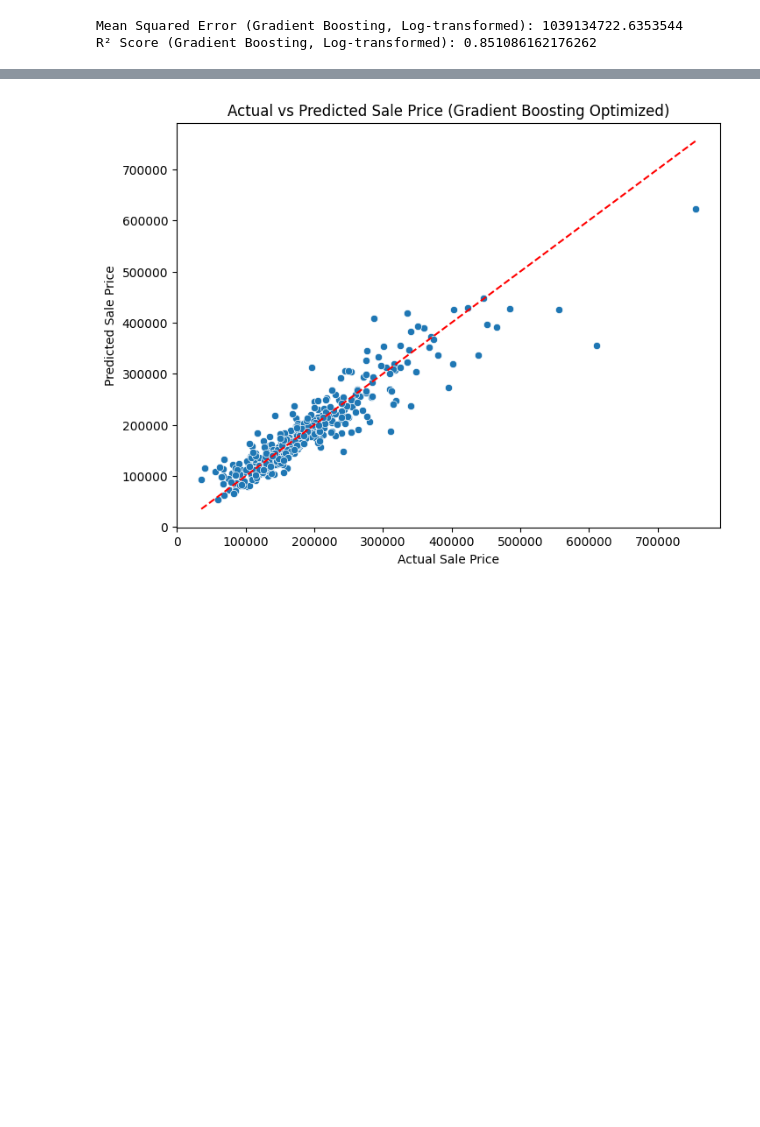
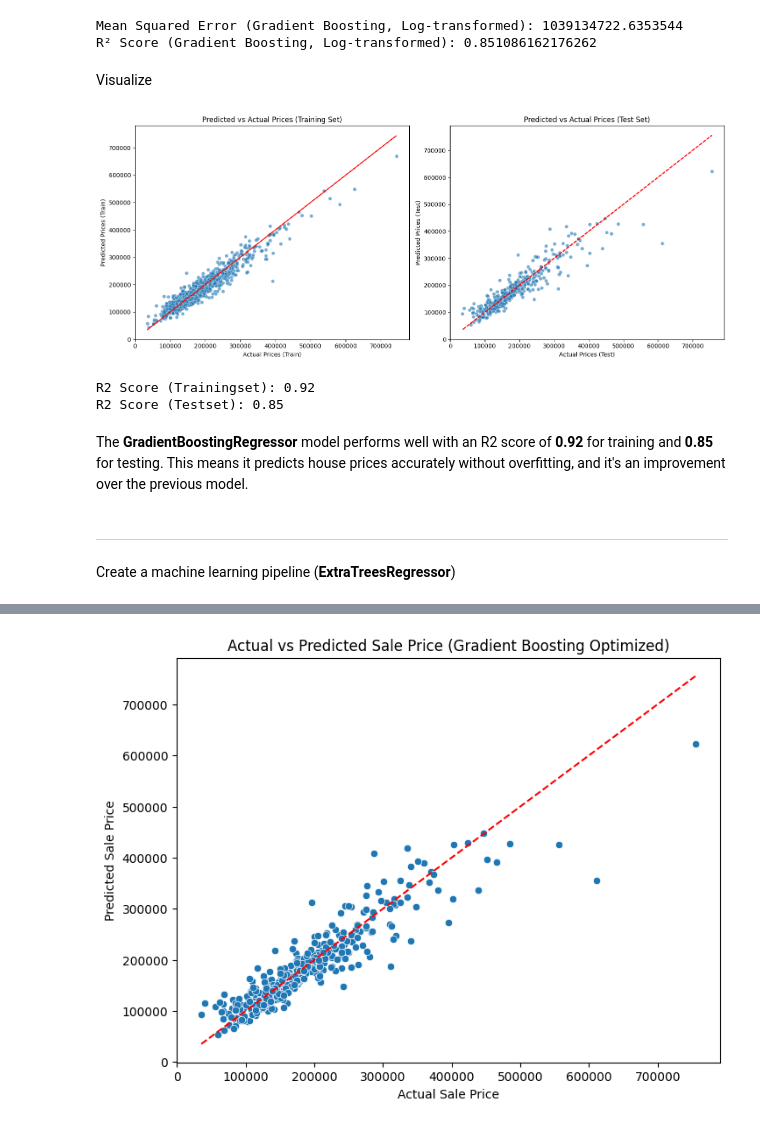
Before and after one commit to Patteerrik/Heritage-Housing-Issues, a Jupyter notebook: jupyter_notebooks/HouseSalePrices.ipynb, the cells around one changed output, grey strips where cells are left out. Saved outputs shown, nothing was run; the diff lists cells and outputs as text; code cells hidden in the pictures; blank space fills up the shorter version.

```diff
--- a/jupyter_notebooks/HouseSalePrices.ipynb
+++ b/jupyter_notebooks/HouseSalePrices.ipynb
@@ -139,3 +323,58 @@ print(f"R² Score (Gradient Boosting, Log-transformed): {r2}")
 # %% [output]
 Mean Squared Error (Gradient Boosting, Log-transformed): 1039134722.6353544
 R² Score (Gradient Boosting, Log-transformed): 0.851086162176262
+# %% [markdown]
+Visualize
+# %%
+# Use the trained Gradient Boosting model for visualization
+def plot_gradient_boosting_results(X_train, y_train, X_test, y_test, pipeline):
+    # Predict values for training and test datasets
+    y_pred_train_log = pipeline.predict(X_train)
+    y_pred_test_log = pipeline.predict(X_test)
+
+    # Inverse log-transform predictions to get them on the original scale
+    y_pred_train = np.expm1(y_pred_train_log)
+    y_pred_test = np.expm1(y_pred_test_log)
+    y_train_original = np.expm1(y_train)
+    y_test_original = np.expm1(y_test)
+
+    # Create subplots to compare actual vs predicted values
+    fig, axes = plt.subplots(nrows=1, ncols=2, figsize=(15, 6))
+
+    # Training set
+    sns.scatterplot(x=y_train_original, y=y_pred_train, ax=axes[0], alpha=0.6)
+    axes[0].plot(y_train_original, y_train_original, color='red', linestyle='--')  # Add a red line for perfect predictions
+    axes[0].set_xlabel('Actual Prices (Train)')
+    axes[0].set_ylabel('Predicted Prices (Train)')
+    axes[0].set_title('Predicted vs Actual Prices (Training Set)')
+    axes[0].set_xlim(left=0)
+
+    # Test set
+    sns.scatterplot(x=y_test_original, y=y_pred_test, ax=axes[1], alpha=0.6)
+    axes[1].plot(y_test_original, y_test_original, color='red', linestyle='--')  # Add a red line for perfect predictions
+    axes[1].set_xlabel('Actual Prices (Test)')
+    axes[1].set_ylabel('Predicted Prices (Test)')
+    axes[1].set_title('Predicted vs Actual Prices (Test Set)')
+    axes[1].set_xlim(left=0)
+
+    plt.tight_layout()
+    plt.show()
+
+    # Print R² scores
+    r2_train = r2_score(y_train_original, y_pred_train)
+    r2_test = r2_score(y_test_original, y_pred_test)
+    print(f"R2 Score (Trainingset): {r2_train:.2f}")
+    print(f"R2 Score (Testset): {r2_test:.2f}")
+
+# Use the function to visualize training and test results
+plot_gradient_boosting_results(X_train, y_train, X_test, y_test, pipeline)
+# %% [output]
+[figure, added]
+R2 Score (Trainingset): 0.92
+R2 Score (Testset): 0.85
+# %% [markdown]
+The **GradientBoostingRegressor** model performs well with an R2 score of **0.92** for training and **0.85** for testing. This means it predicts house prices accurately without overfitting, and it's an improvement over the previous model.
+# %% [markdown]
+___
+# %% [markdown]
+Create a machine learning pipeline (**ExtraTreesRegressor**)
```
Also changed, not shown: parts of 23 cells of this notebook.
